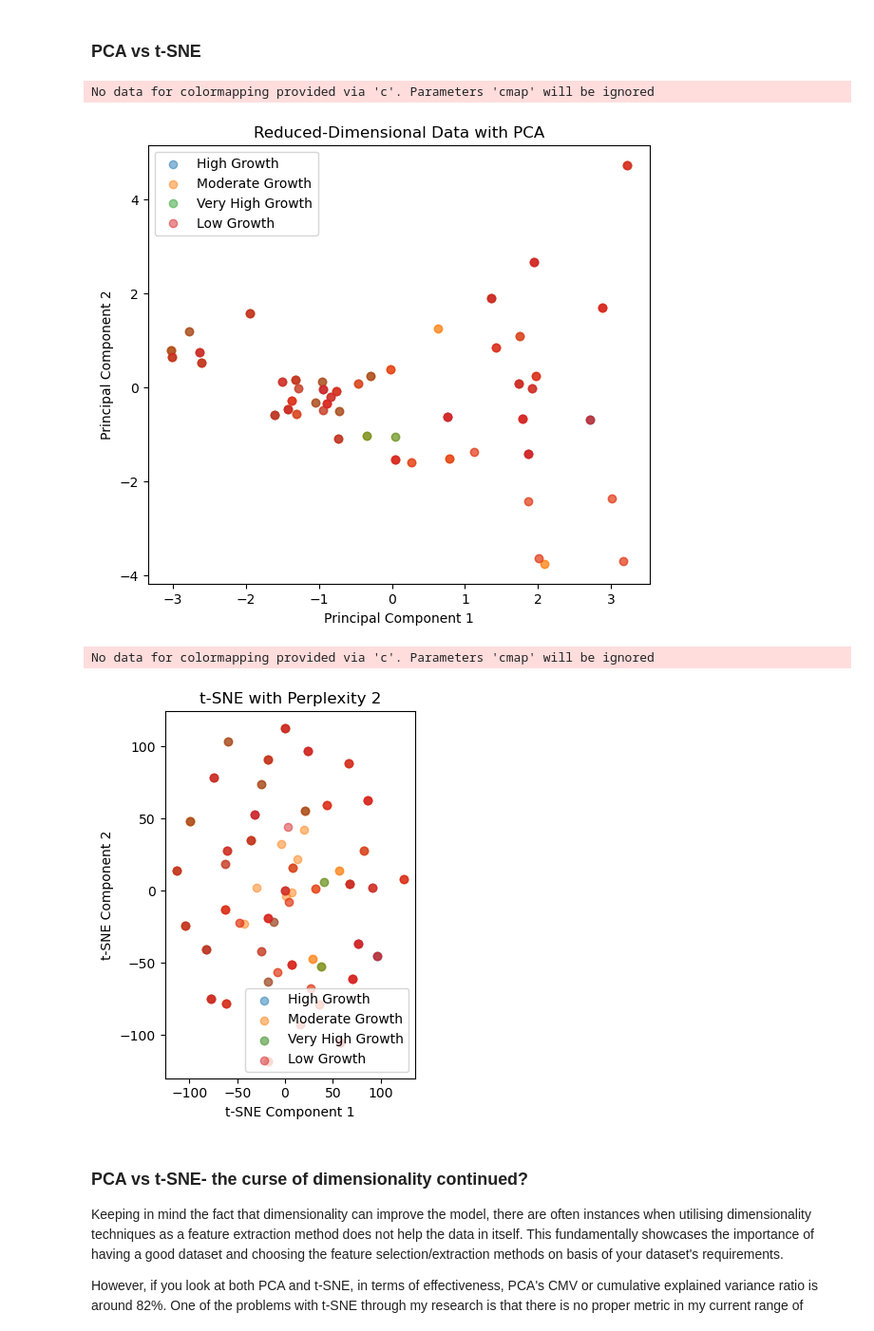
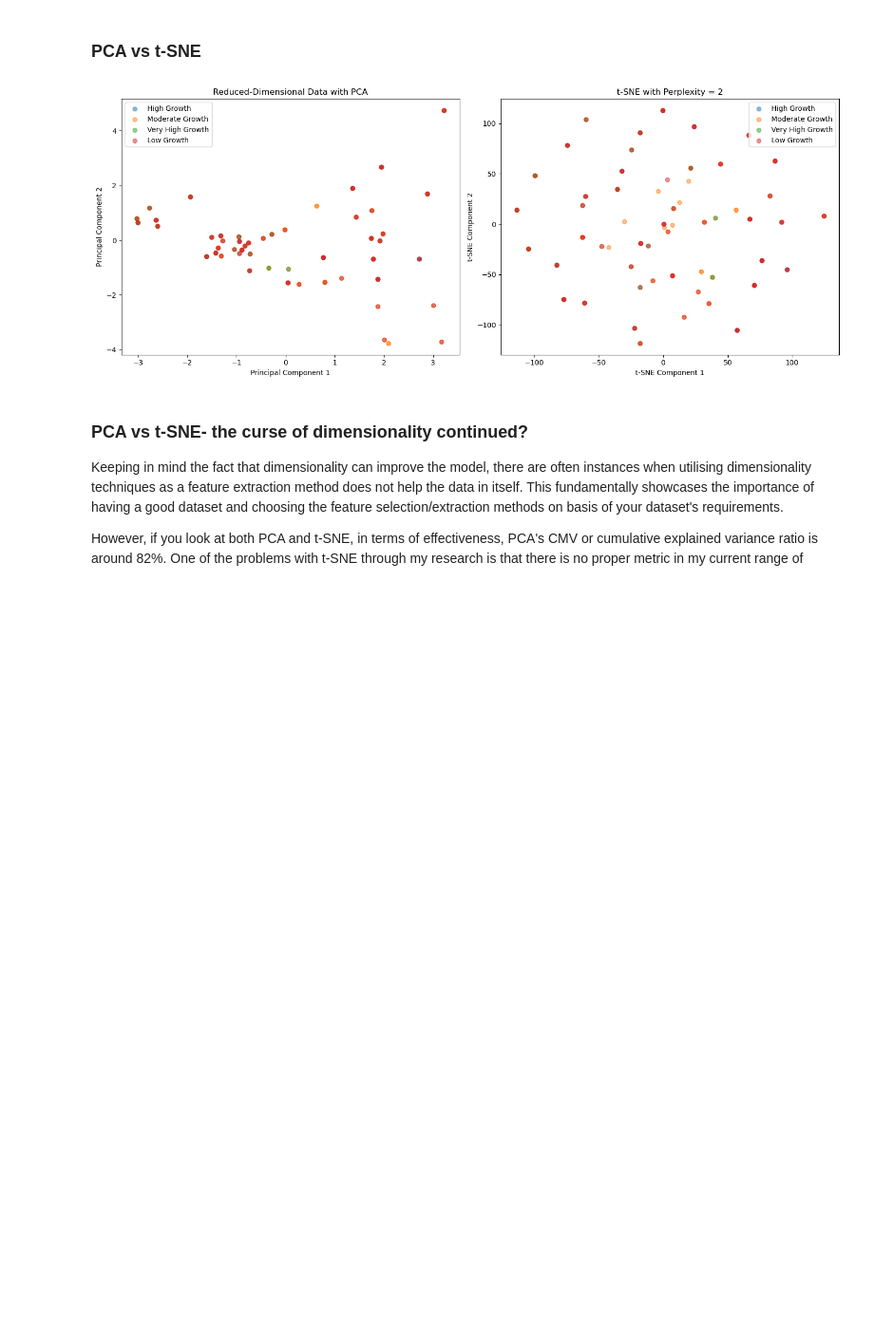
Before and after one commit to anly501/dsan-5000-project-msheeba4848, a Jupyter notebook: dsan-website/5000-website/codes/dimensionalityreduction.ipynb, the cells around one changed output. Shown at 95% size. Cells and saved outputs as stored; diff of their text form; code cells hidden in the pictures; blank space fills up the shorter version.

```diff
--- a/dsan-website/5000-website/codes/dimensionalityreduction.ipynb
+++ b/dsan-website/5000-website/codes/dimensionalityreduction.ipynb
@@ -301,36 +300,33 @@ Here, we see that t-SNE has done an extremely bad job in predicting the clusters
 # %%
 plt.figure(figsize=(15, 6))
 
+# pca
 plt.subplot(1, 2, 1)
 for label_value in y.unique():
     indices = y == label_value
     plt.scatter(pca_optimal2[indices, 0], pca_optimal2[indices, 1], label=label_value, alpha=0.5, cmap='viridis')
 
 plt.xlabel('Principal Component 1')
 plt.ylabel('Principal Component 2')
 plt.title('Reduced-Dimensional Data with PCA')
 plt.legend()
-plt.show()
 
+#  t-SNE
 plt.subplot(1, 2, 2)
 for label_value in y.unique():
     indices = y == label_value
     plt.scatter(X_tsne[indices, 0], X_tsne[indices, 1], label=label_value, alpha=0.5, cmap='viridis')
 
-# Adding legend
 plt.legend()
 
-plt.title(f't-SNE with Perplexity {2}')
+plt.title('t-SNE with Perplexity = 2')
 plt.xlabel('t-SNE Component 1')
 plt.ylabel('t-SNE Component 2')
 
 plt.tight_layout()
 plt.show()
 # %% [output]
-No data for colormapping provided via 'c'. Parameters 'cmap' will be ignored
-[figure, old version]
+[figure, new version]
-No data for colormapping provided via 'c'. Parameters 'cmap' will be ignored
-[figure, removed]
 # %% [markdown]
 ### PCA vs t-SNE- the curse of dimensionality continued?
 
```
Also changed, not shown: parts of 1 cell of this notebook, 38 other files.
